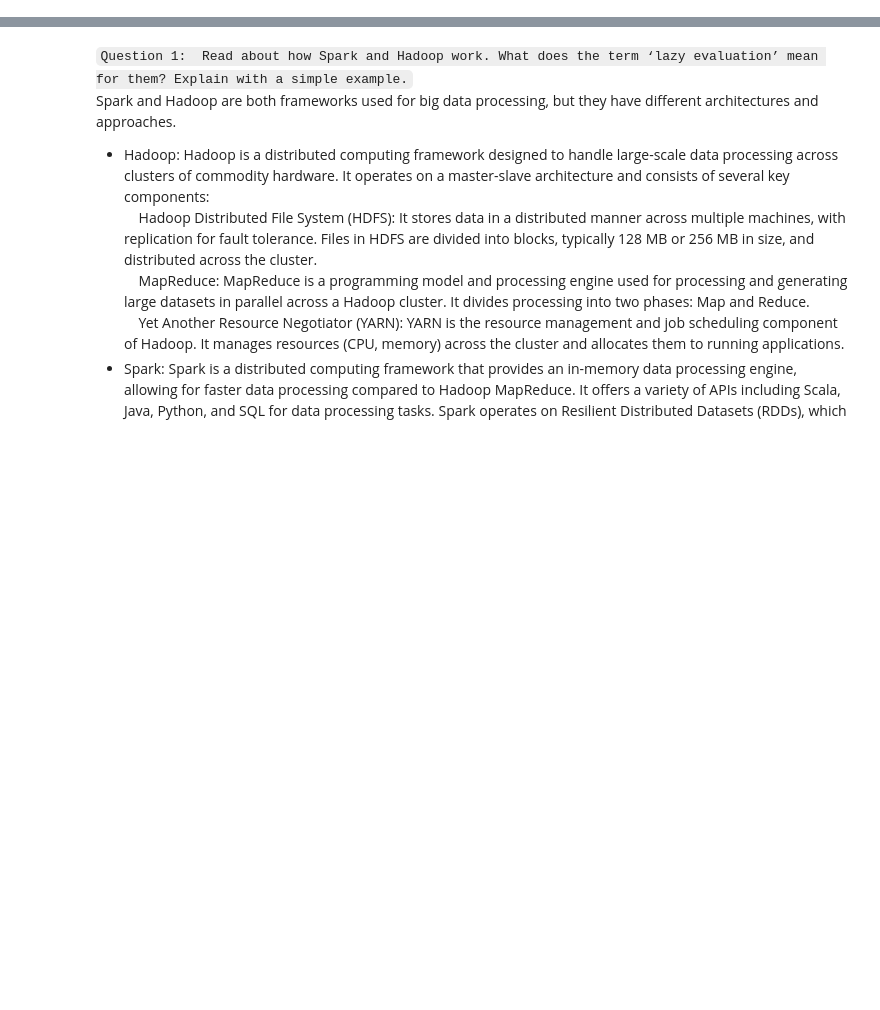
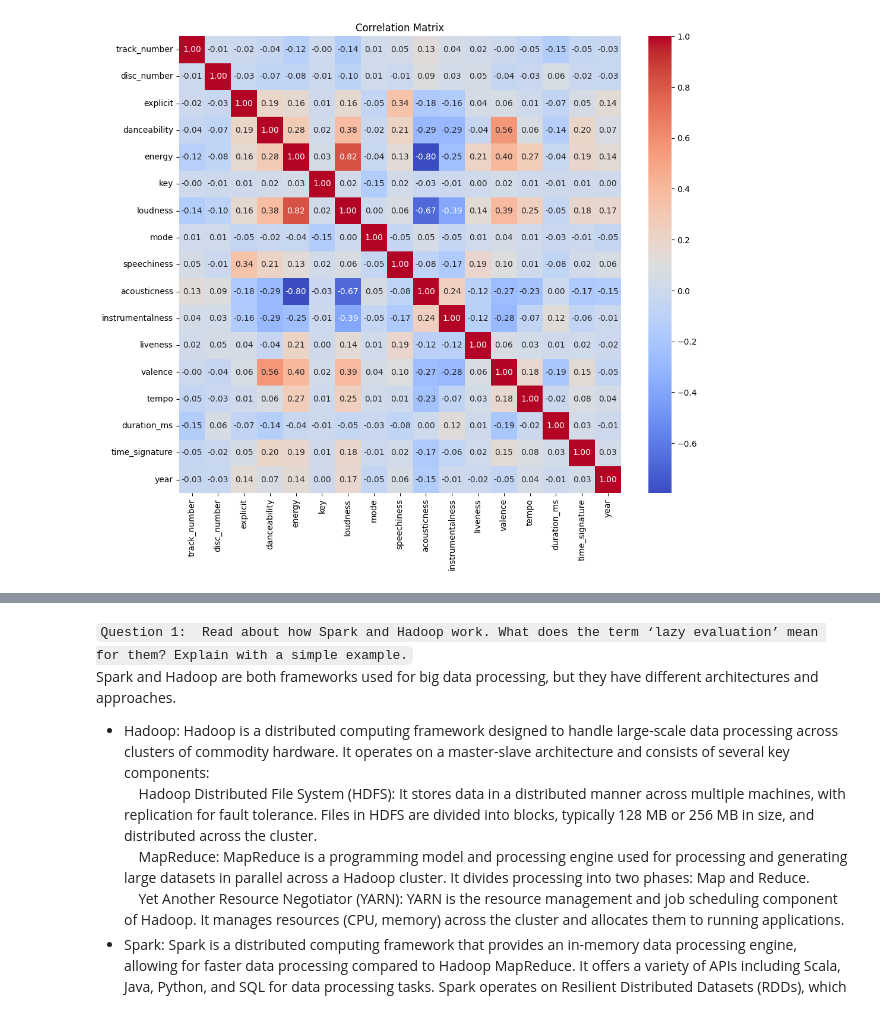
Before and after one commit to avamirm/Investigation-Using-PySpark, a Jupyter notebook: Spotify/spotify.ipynb, the cells around one changed output, grey strips where cells are left out. Saved outputs shown, nothing was run; the diff lists cells and outputs as text; code cells hidden in the pictures; blank space fills up the shorter version.

```diff
--- a/Spotify/spotify.ipynb
+++ b/Spotify/spotify.ipynb
@@ -0,0 +155,17 @@
+# %%
+numerical_cols = ["track_number", "disc_number", "explicit", "danceability", "energy", "key", "loudness", "mode", "speechiness",
+                  "acousticness", "instrumentalness", "liveness", "valence", "tempo", "duration_ms", "time_signature", "year"]
+
+
+numerical_df = spotify_df.select([col(column) for column in numerical_cols])
+assembler = VectorAssembler(inputCols=numerical_cols, outputCol="features")
+vector_df = assembler.transform(numerical_df).select("features")
+
+corr_matrix = Correlation.corr(vector_df, "features").head()[0]
+
+plt.figure(figsize=(12, 10))
+sns.heatmap(corr_matrix.toArray(), annot=True, cmap='coolwarm', fmt=".2f", xticklabels=numerical_cols, yticklabels=numerical_cols)
+plt.title('Correlation Matrix')
+plt.show()
+# %% [output]
+[figure, added]
```
Also changed, not shown: parts of 18 cells of this notebook.
